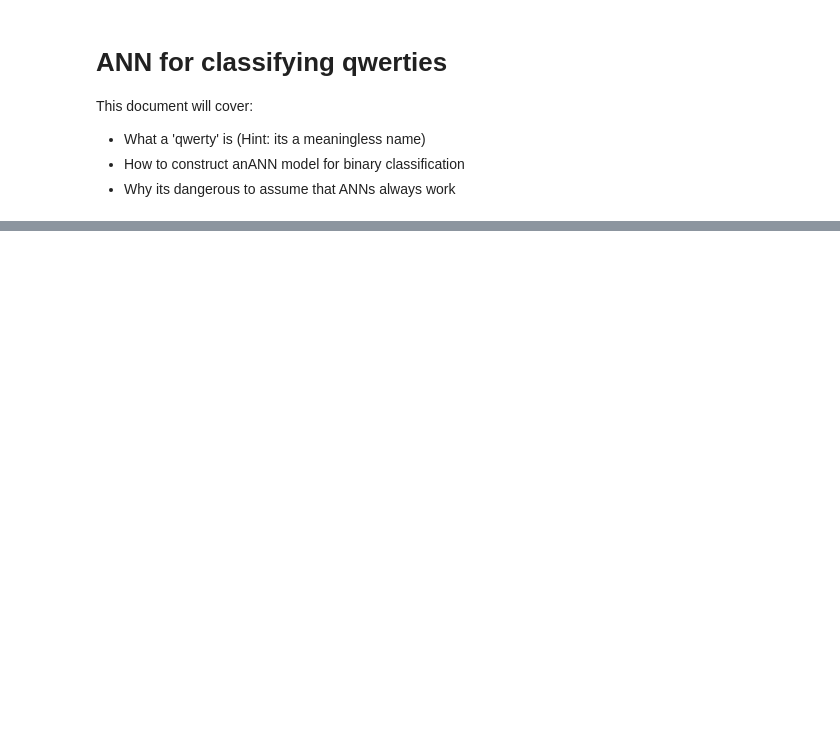
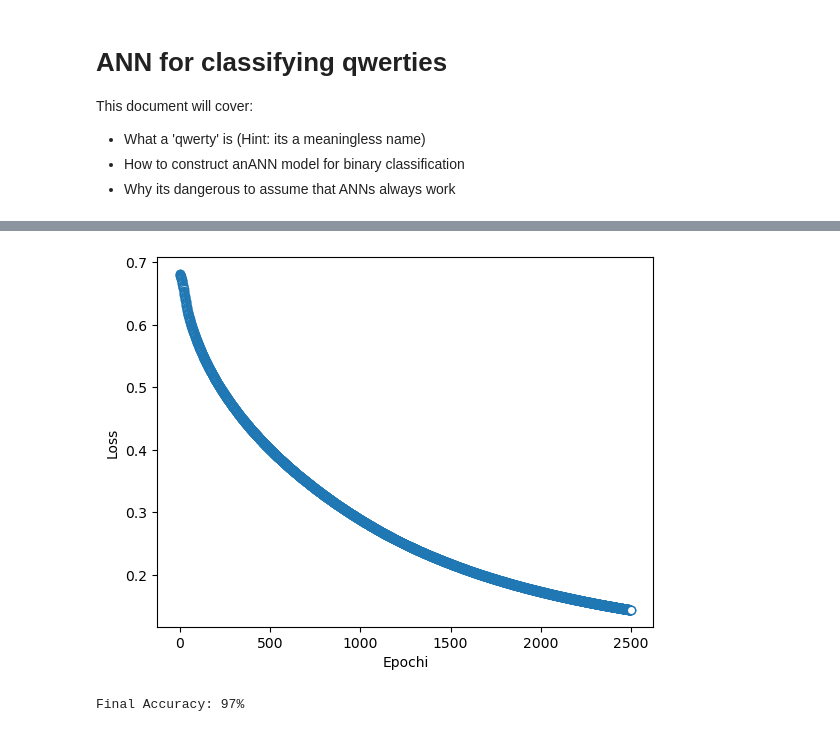
Before and after one commit to The-Ico2/Deep-Learning-and-Machine-Learning, a Jupyter notebook: pytorch/notes/Deep-Learning/ANNs/(37)-ANN-classifying.ipynb, the cells around one changed output, grey strips where cells are left out. Cells and saved outputs as stored; diff of their text form; code cells hidden in the pictures; blank space fills up the shorter version.

```diff
--- a/pytorch/notes/Deep-Learning/ANNs/(37)-ANN-classifying.ipynb
+++ b/pytorch/notes/Deep-Learning/ANNs/(37)-ANN-classifying.ipynb
@@ -52,3 +51,57 @@ ANN = tnn.Sequential(
     tnn.Linear(1,1),     # output layer
     tnn.Sigmoid()        # output layer activation function
 )
+# %%
+# other model features
+
+# Learning Rate
+learningRate = .01
+
+# Loss function
+lossfunc = tnn.BCELoss()
+# Vidnote: You'll learn in the "Metaparameters" section that its better to use BCEWithLogitsLoss, but this is okay for now.
+
+# optimizer
+optimizer = t.optim.SGD(ANN.parameters(), lr=learningRate)
+# %%
+# train model
+numepochs = 2500
+losses = t.zeros(numepochs)
+
+for epochi in range(numepochs):
+    # forward pass
+    yHat = ANN(data)
+
+    # compute loss\
+    loss = lossfunc(yHat, labels)
+    losses[epochi] = loss
+
+    #backprop
+    optimizer.zero_grad()
+    loss.backward()
+    optimizer.step()
+# %%
+# show losses
+plt.plot(losses.detach(), 'o',markerfacecolor='w', linewidth=.1)
+plt.xlabel('Epochi')
+plt.ylabel('Loss')
+plt.show()
+# %% [output]
+[figure, added]
+# %%
+# compute the predictions
+
+# manually compute loss
+# final forward pass
+predictions = ANN(data)
+predlabels = predictions>.5
+
+#find errors
+misclass = np.where(predlabels != labels)[0]
+
+# total accuracy
+totacc = 100-100*len(misclass)/(2*nPerClust)
+
+print('Final Accuracy: %g%%' %totacc)
+# %% [output]
+Final Accuracy: 97%
```
Also changed, not shown: parts of 3 cells of this notebook, 2 other files.
